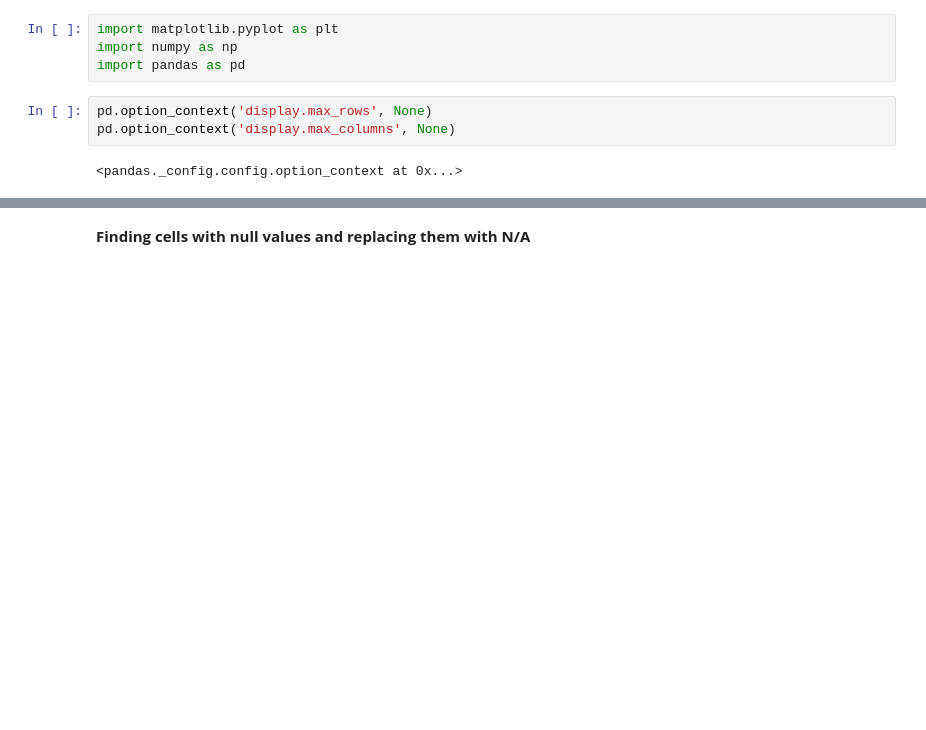
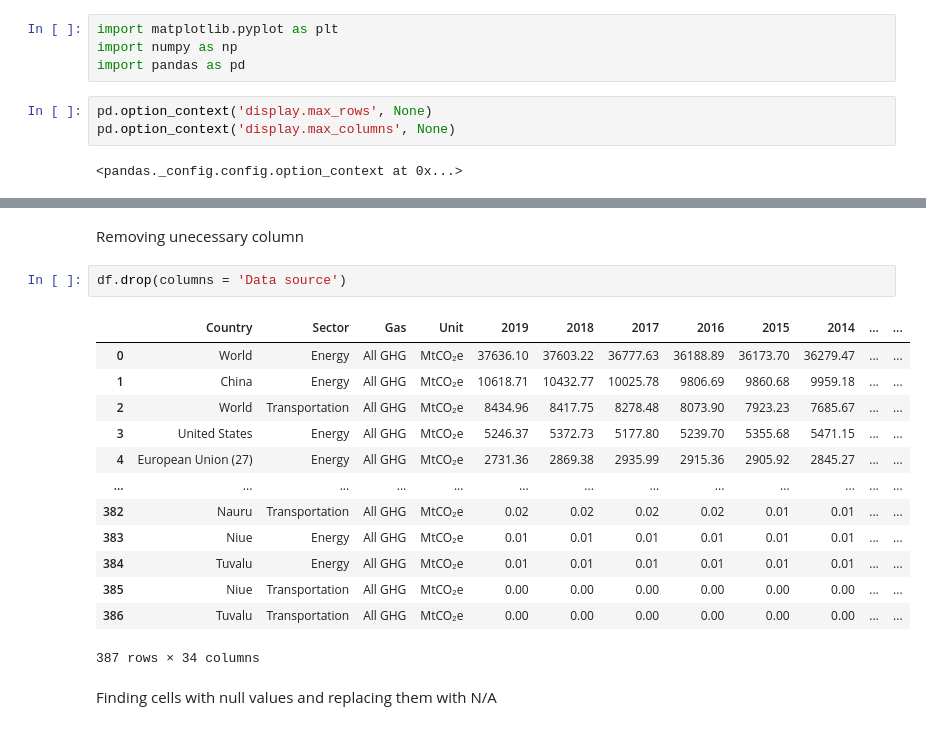
Before and after one commit to KJLumalang/ITBA-3206_Planeteers, a Jupyter notebook: ITBA_3206_Planeteers.ipynb, the cells around one changed output, grey strips where cells are left out. Drawn from its saved outputs; the diff is of its cells as text; blank space fills up the shorter version.

```diff
--- a/ITBA_3206_Planeteers.ipynb
+++ b/ITBA_3206_Planeteers.ipynb
@@ -30,5 +37,23 @@ display(df)
+# %% [markdown]
+Removing unecessary column
+# %%
+df.drop(columns = 'Data source')
+# %% [output]
+|  | Country | Sector | Gas | Unit | 2019 | 2018 | 2017 | 2016 | 2015 | 2014 | ... | ... |
+| 0 | World | Energy | All GHG | MtCO₂e | 37636.10 | 37603.22 | 36777.63 | 36188.89 | 36173.70 | 36279.47 | ... | ... |
+| 1 | China | Energy | All GHG | MtCO₂e | 10618.71 | 10432.77 | 10025.78 | 9806.69 | 9860.68 | 9959.18 | ... | ... |
+| 2 | World | Transportation | All GHG | MtCO₂e | 8434.96 | 8417.75 | 8278.48 | 8073.90 | 7923.23 | 7685.67 | ... | ... |
+| 3 | United States | Energy | All GHG | MtCO₂e | 5246.37 | 5372.73 | 5177.80 | 5239.70 | 5355.68 | 5471.15 | ... | ... |
+| 4 | European Union (27) | Energy | All GHG | MtCO₂e | 2731.36 | 2869.38 | 2935.99 | 2915.36 | 2905.92 | 2845.27 | ... | ... |
+| ... | ... | ... | ... | ... | ... | ... | ... | ... | ... | ... | ... | ... |
+| 382 | Nauru | Transportation | All GHG | MtCO₂e | 0.02 | 0.02 | 0.02 | 0.02 | 0.01 | 0.01 | ... | ... |
+| 383 | Niue | Energy | All GHG | MtCO₂e | 0.01 | 0.01 | 0.01 | 0.01 | 0.01 | 0.01 | ... | ... |
+| 384 | Tuvalu | Energy | All GHG | MtCO₂e | 0.01 | 0.01 | 0.01 | 0.01 | 0.01 | 0.01 | ... | ... |
+| 385 | Niue | Transportation | All GHG | MtCO₂e | 0.00 | 0.00 | 0.00 | 0.00 | 0.00 | 0.00 | ... | ... |
+| 386 | Tuvalu | Transportation | All GHG | MtCO₂e | 0.00 | 0.00 | 0.00 | 0.00 | 0.00 | 0.00 | ... | ... |
+387 rows × 34 columns
 # %% [markdown]
-**Finding cells with null values and replacing them with N/A**
+Finding cells with null values and replacing them with N/A
 # %%
 df.isnull().sum()
 # %% [output]
```
Also changed, not shown: parts of 24 cells of this notebook.
